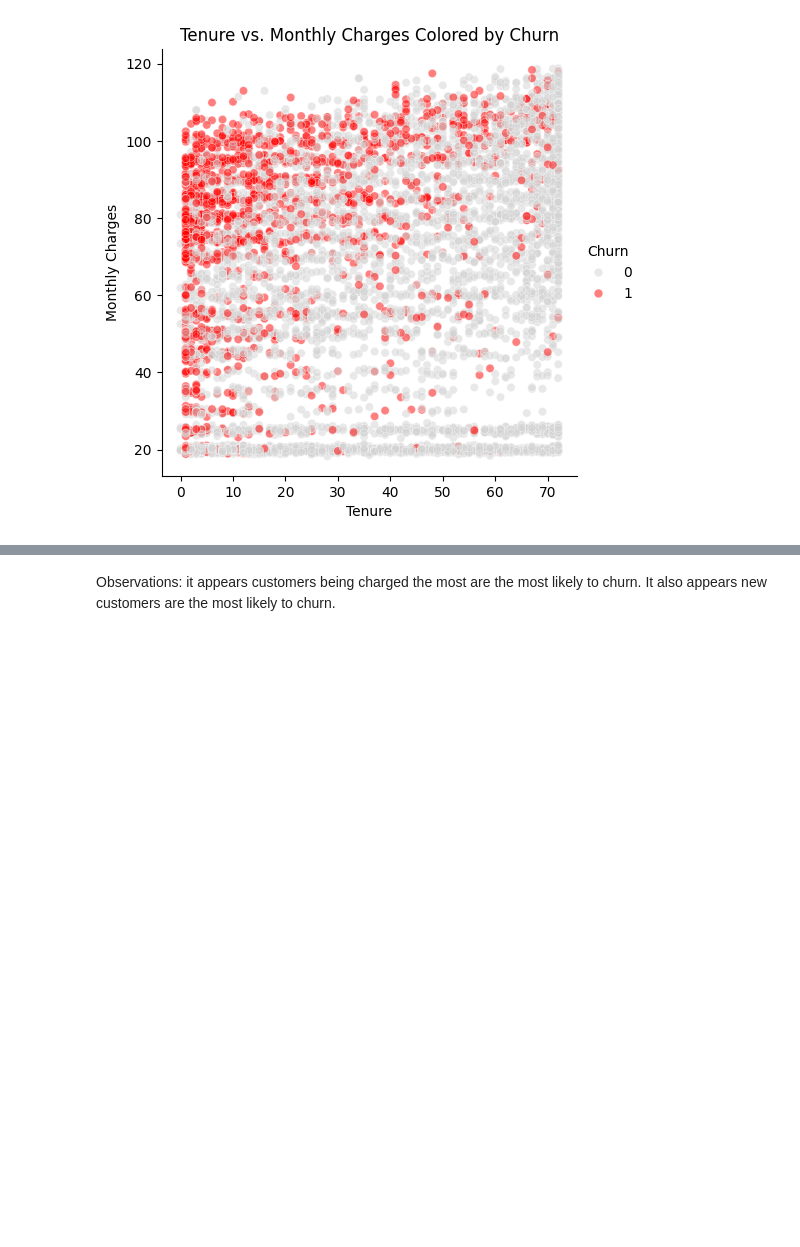
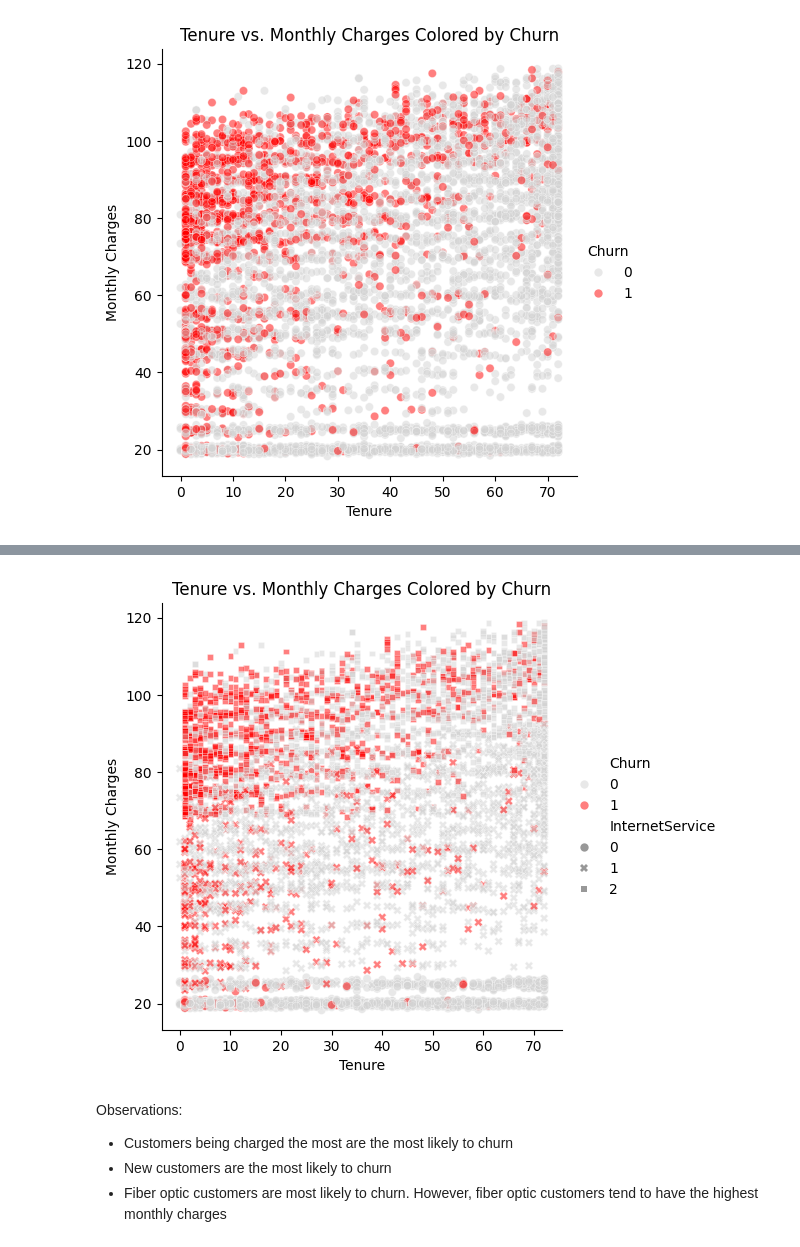
Before and after one commit to SJBales/telco-customer-churn, a Jupyter notebook: notebooks/EDA.ipynb, the cells around one changed output, grey strips where cells are left out. Saved outputs shown, nothing was run; the diff lists cells and outputs as text; code cells hidden in the pictures; blank space fills up the shorter version.

```diff
--- a/notebooks/EDA.ipynb
+++ b/notebooks/EDA.ipynb
@@ -154,2 +173,20 @@ plt.show()
+# %%
+# Scatterplot of tenure vs monthly charges colored by churn and styled by internet service
+sns.relplot(cleaned_data,
+            x = 'tenure',
+            y = 'MonthlyCharges',
+            hue = 'Churn',
+            style = 'InternetService',
+            palette = {1 : 'red', 0 : 'lightgrey'},
+            alpha = 0.5)
+plt.title("Tenure vs. Monthly Charges Colored by Churn")
+plt.ylabel("Monthly Charges")
+plt.xlabel("Tenure")
+plt.show()
+# %% [output]
+[figure, added]
 # %% [markdown]
-Observations: it appears customers being charged the most are the most likely to churn. It also appears new customers are the most likely to churn.
+Observations:
+ - Customers being charged the most are the most likely to churn
+ - New customers are the most likely to churn
+ - Fiber optic customers are most likely to churn. However, fiber optic customers tend to have the highest monthly charges
```
Also changed, not shown: parts of 3 cells of this notebook, 3 other files.
